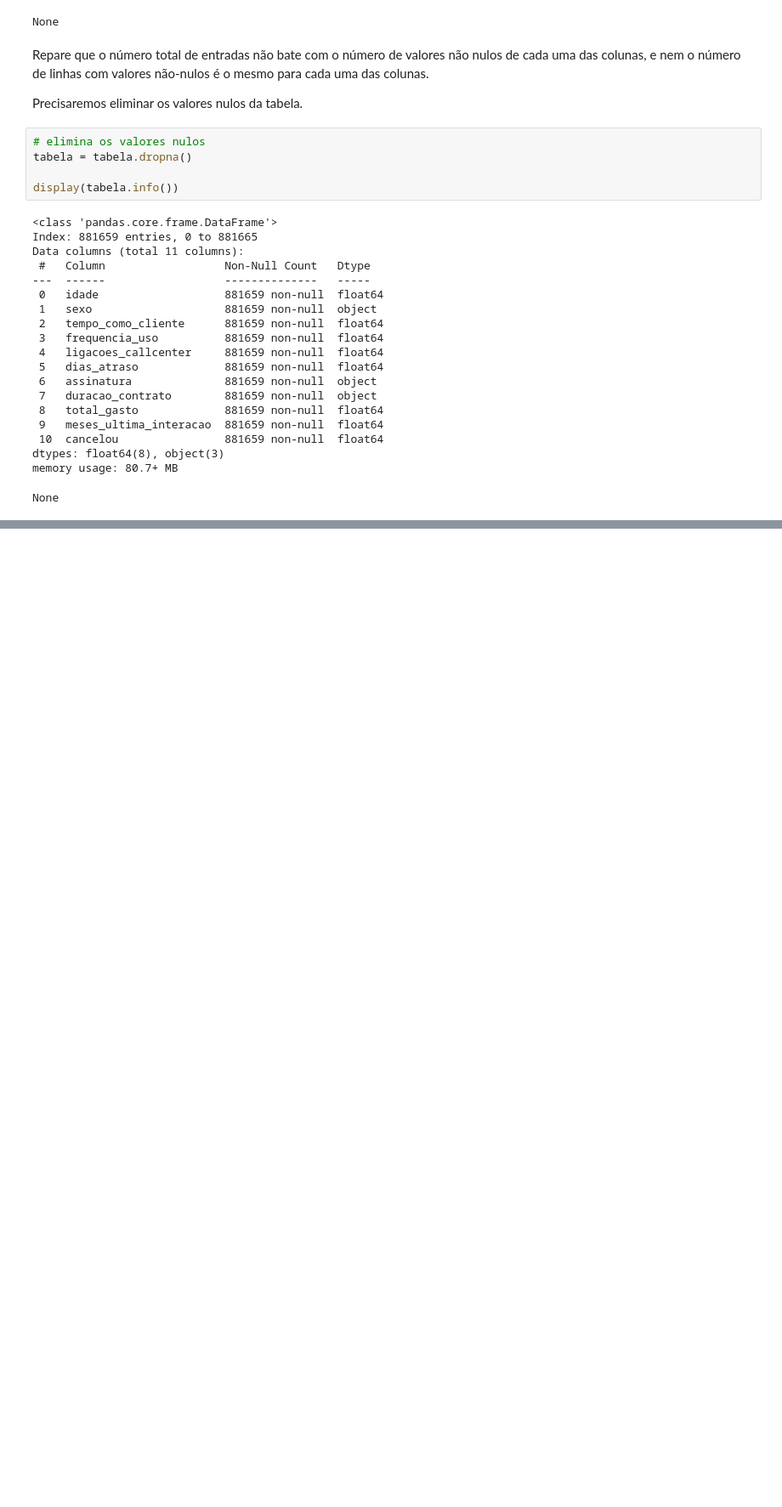
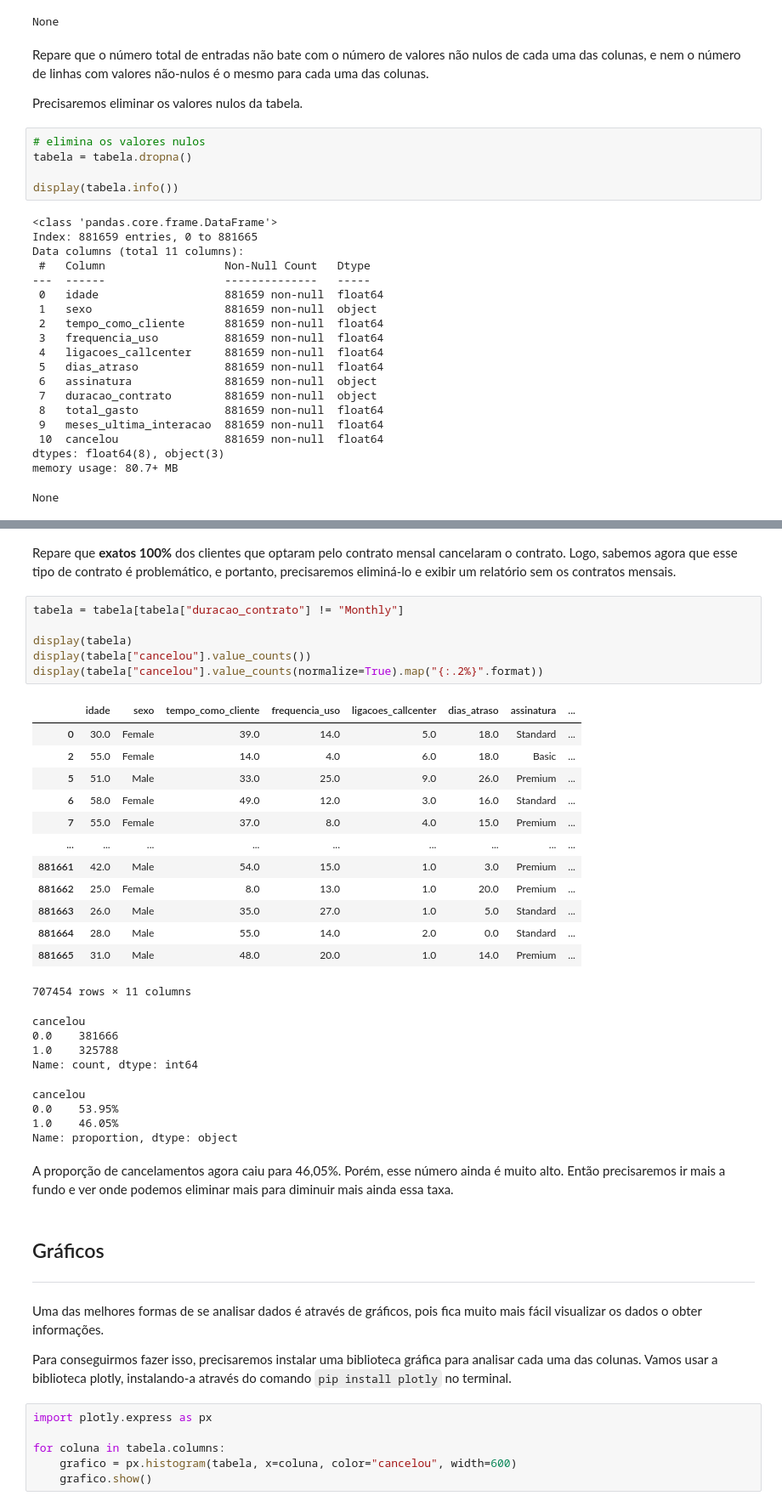
Before and after one commit to alexmachadoribeiro/app_python, a Jupyter notebook: notebooks/ciencia_de_dados.ipynb, the cells around one changed output, grey strips where cells are left out. Shown: that part at 85% size. Cells and saved outputs as stored; diff of their text form; blank space fills up the shorter version.

```diff
--- a/notebooks/ciencia_de_dados.ipynb
+++ b/notebooks/ciencia_de_dados.ipynb
@@ -99,0 +155,45 @@ None
+# %% [markdown]
+Repare que **exatos 100%** dos clientes que optaram pelo contrato mensal cancelaram o contrato. Logo, sabemos agora que esse tipo de contrato é problemático, e portanto, precisaremos eliminá-lo e exibir um relatório sem os contratos mensais.
+# %%
+tabela = tabela[tabela["duracao_contrato"] != "Monthly"]
+
+display(tabela)
+display(tabela["cancelou"].value_counts())
+display(tabela["cancelou"].value_counts(normalize=True).map("{:.2%}".format))
+# %% [output]
+|  | idade | sexo | tempo_como_cliente | frequencia_uso | ligacoes_callcenter | dias_atraso | assinatura | ... |
+| 0 | 30.0 | Female | 39.0 | 14.0 | 5.0 | 18.0 | Standard | ... |
+| 2 | 55.0 | Female | 14.0 | 4.0 | 6.0 | 18.0 | Basic | ... |
+| 5 | 51.0 | Male | 33.0 | 25.0 | 9.0 | 26.0 | Premium | ... |
+| 6 | 58.0 | Female | 49.0 | 12.0 | 3.0 | 16.0 | Standard | ... |
+| 7 | 55.0 | Female | 37.0 | 8.0 | 4.0 | 15.0 | Premium | ... |
+| ... | ... | ... | ... | ... | ... | ... | ... | ... |
+| 881661 | 42.0 | Male | 54.0 | 15.0 | 1.0 | 3.0 | Premium | ... |
+| 881662 | 25.0 | Female | 8.0 | 13.0 | 1.0 | 20.0 | Premium | ... |
+| 881663 | 26.0 | Male | 35.0 | 27.0 | 1.0 | 5.0 | Standard | ... |
+| 881664 | 28.0 | Male | 55.0 | 14.0 | 2.0 | 0.0 | Standard | ... |
+| 881665 | 31.0 | Male | 48.0 | 20.0 | 1.0 | 14.0 | Premium | ... |
+707454 rows × 11 columns
+cancelou
+0.0    381666
+1.0    325788
+Name: count, dtype: int64
+cancelou
+0.0    53.95%
+1.0    46.05%
+Name: proportion, dtype: object
+# %% [markdown]
+A proporção de cancelamentos agora caiu para 46,05%. Porém, esse número ainda é muito alto. Então precisaremos ir mais a fundo e ver onde podemos eliminar mais para diminuir mais ainda essa taxa.
+# %% [markdown]
+## Gráficos
+---
+# %% [markdown]
+Uma das melhores formas de se analisar dados é através de gráficos, pois fica muito mais fácil visualizar os dados o obter informações.
+
+Para conseguirmos fazer isso, precisaremos instalar uma biblioteca gráfica para analisar cada uma das colunas. Vamos usar a biblioteca plotly, instalando-a através do comando `pip install plotly` no terminal.
+# %%
+import plotly.express as px
+
+for coluna in tabela.columns:
+    grafico = px.histogram(tabela, x=coluna, color="cancelou", width=600)
+    grafico.show()
```
Also changed, not shown: parts of 12 cells of this notebook.
